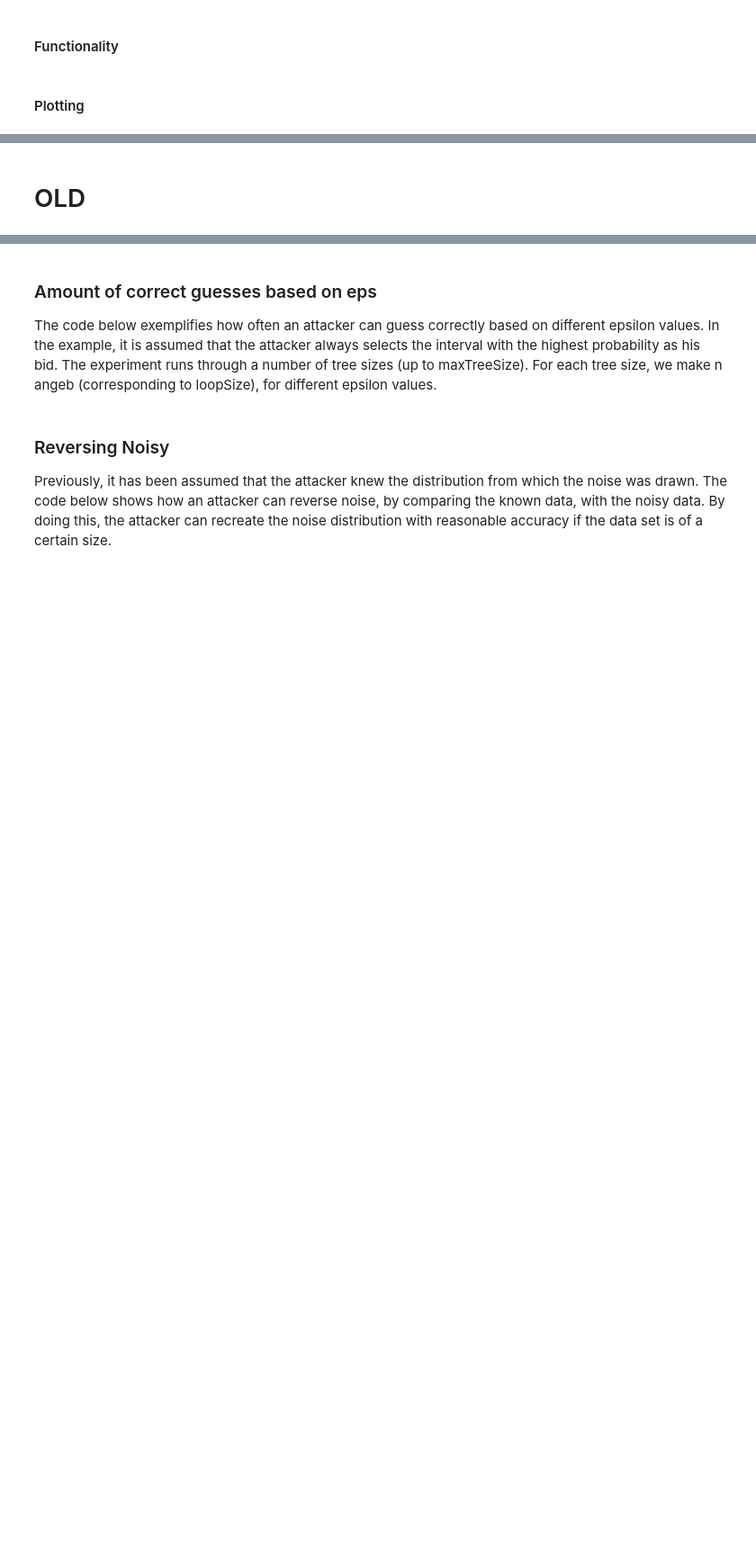
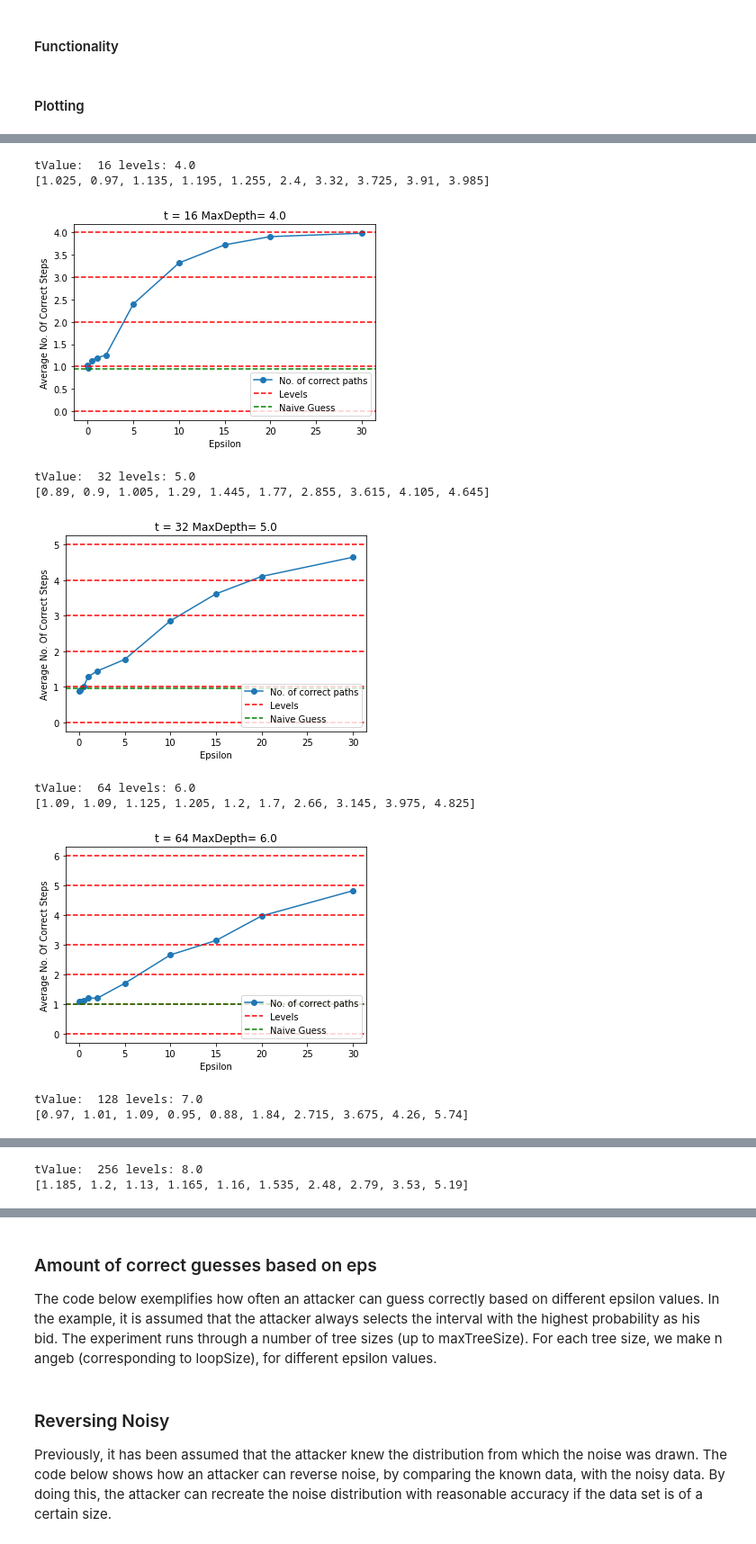
Before and after one commit to emil565a/DifferentialPrivacy_BachelorProject, a Jupyter notebook: Project.ipynb, the cells around one changed output, grey strips where cells are left out. Shown at 90% size. Cells and saved outputs as stored; diff of their text form; code cells hidden in the pictures; blank space fills up the shorter version.

```diff
--- a/Project.ipynb
+++ b/Project.ipynb
@@ -1230,23 +1051,3 @@ def diffToCorrect(loopSize, epsValues, t):
     return returnArr
 # %% [markdown]
 #### Plotting
-# %%
-loopSize = 200
-tValues = [4, 8, 16, 32, 64]
-epsValues = [0.001, 0.1, 0.5, 1, 5, 10, 20, 30]
-for tVal in tValues:
-    print("tValue: ", tVal, "levels:", math.log2(tVal))
-    nodesLeft = diffToCorrect(loopSize, epsValues, tVal)
-    print(nodesLeft)
-    plt.plot(epsValues, nodesLeft, label = "Mean number of correctly taking paths", marker='o')
-    tValCopy = tVal
-
-    while tValCopy > 1:
-        plt.axhline(tValCopy, color='r', linestyle='-')
-        tValCopy = tValCopy/2
-
-    #Naive guess
-    naive = (tVal-1)/tVal
-    plt.axhline(tValCopy/(2**naive), color='g', linestyle='-')
-    plt.title("t = "+str(tVal))
-    plt.show()
@@ -1314,2 +1054,36 @@ eps:  30 CP 2.77
-# %% [markdown]
-# OLD
+# %%
+loopSize = 200
+minT = 4
+maxT = 8
+tValues = [2**i for i in range(minT, maxT+1)]
+epsValues = [0.001, 0.1, 0.5, 1, 2, 5, 10, 15, 20, 30]
+for tVal in tValues:
+    print("tValue: ", tVal, "levels:", math.log2(tVal))
+    aveCorrectlevels = diffToCorrect(loopSize, epsValues, tVal)
+    print(aveCorrectlevels)
+    naive = (tVal-1)/tVal
+
+    plt.plot(epsValues, aveCorrectlevels, label = "No. of correct paths", marker='o')
+    levels = [i for i in range(0, int(math.log2(tVal)))]
+    for line in levels:
+        plt.axhline(line, color='r',  linestyle='--')
+    plt.axhline(math.log2(tVal), color='r',  linestyle='--', label = "Levels")
+    #Naive guess
+    plt.axhline(naive, color='g', linestyle='--', label = "Naive Guess")
+    plt.xlabel("Epsilon")
+    plt.ylabel("Average No. Of Correct Steps")
+    plt.title("t = "+str(tVal)+" MaxDepth= "+str(math.log2(tVal)))
+    plt.legend(loc=4)
+    plt.show()
+# %% [output]
+tValue:  16 levels: 4.0
+[1.025, 0.97, 1.135, 1.195, 1.255, 2.4, 3.32, 3.725, 3.91, 3.985]
+[figure, added]
+tValue:  32 levels: 5.0
+[0.89, 0.9, 1.005, 1.29, 1.445, 1.77, 2.855, 3.615, 4.105, 4.645]
+[figure, added]
+tValue:  64 levels: 6.0
+[1.09, 1.09, 1.125, 1.205, 1.2, 1.7, 2.66, 3.145, 3.975, 4.825]
+[figure, added]
+tValue:  128 levels: 7.0
+[0.97, 1.01, 1.09, 0.95, 0.88, 1.84, 2.715, 3.675, 4.26, 5.74]
@@ -1315,0 +1091,2 @@ eps:  30 CP 2.77
+tValue:  256 levels: 8.0
+[1.185, 1.2, 1.13, 1.165, 1.16, 1.535, 2.48, 2.79, 3.53, 5.19]
```
Also changed, not shown: parts of 42 cells of this notebook.
